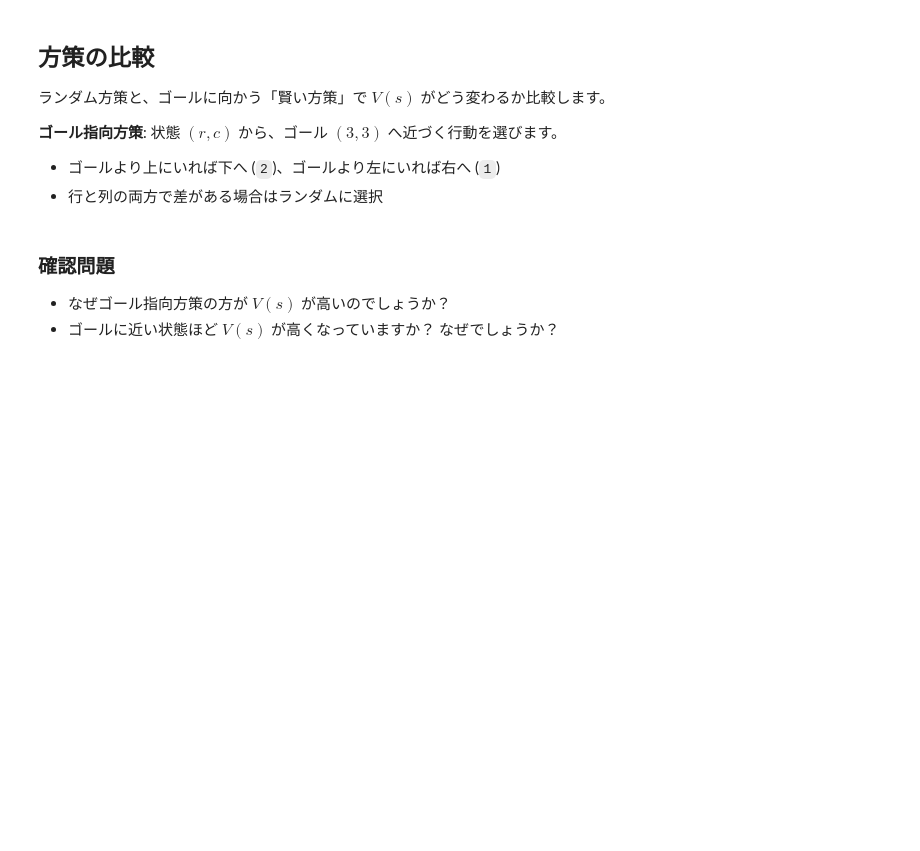
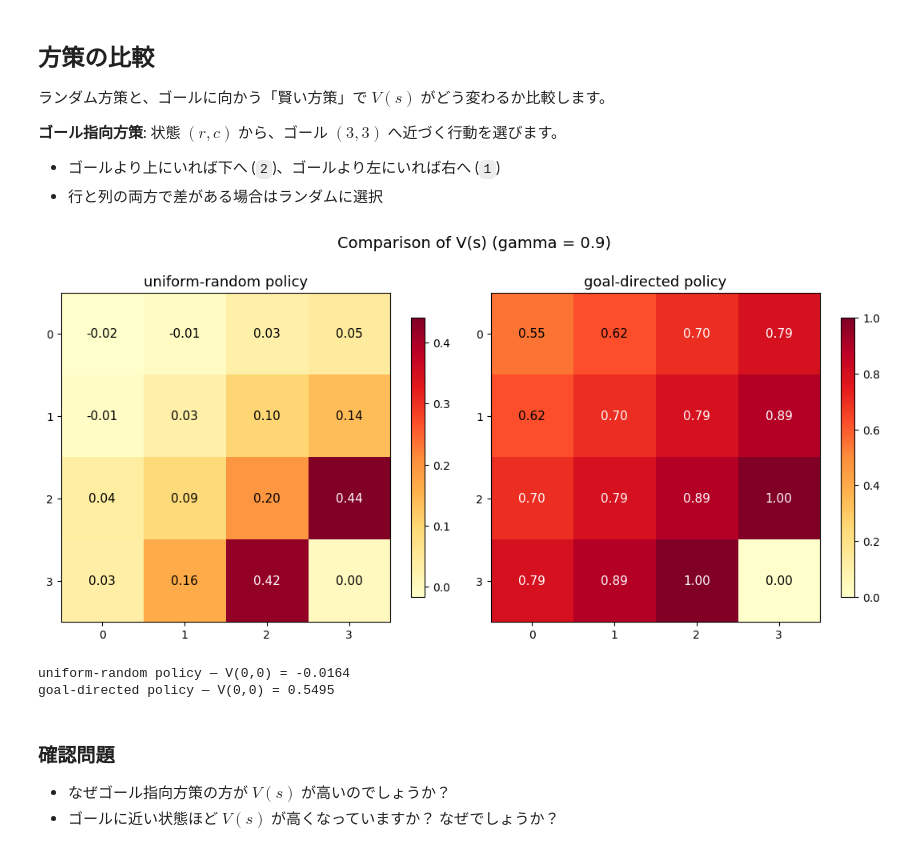
Before and after one commit to uchibe/CPAI_study, a Jupyter notebook: RLbasic/mdp_intro_instructor_solution.ipynb, the cells around one changed output. Drawn from its saved outputs; the diff is of its cells as text; code cells hidden in the pictures; blank space fills up the shorter version.

```diff
--- a/RLbasic/mdp_intro_instructor_solution.ipynb
+++ b/RLbasic/mdp_intro_instructor_solution.ipynb
@@ -424,37 +467,41 @@ def goal_directed_policy(state):
         candidates.append(3)  # 左
     if len(candidates) == 0:
         return 0
     return candidates[np.random.randint(len(candidates))]
 
 env_cmp = SimpleGridMDP()
 
 rng_cmp = np.random.default_rng(123)
 def random_policy_cmp(state):
     return rng_cmp.integers(0, SimpleGridMDP.N_ACTIONS)
 
 V_rand = estimate_state_values(env_cmp, random_policy_cmp, gamma=0.9, n_episodes=500)
 V_goal = estimate_state_values(env_cmp, goal_directed_policy, gamma=0.9, n_episodes=500)
 
 fig, axes = plt.subplots(1, 2, figsize=(11, 5))
 for ax, V, title in zip(axes, [V_rand, V_goal],
-                         ["ランダム方策", "ゴール指向方策"]):
+                         ["uniform-random policy", "goal-directed policy"]):
     grid = V.reshape(4, 4)
     im = ax.imshow(grid, cmap="YlOrRd", origin="upper")
     for r in range(4):
         for c in range(4):
             val = grid[r, c]
             ax.text(c, r, f"{val:.2f}", ha="center", va="center",
                     fontsize=11, color="black" if val < grid.max()*0.7 else "white")
     ax.set_title(title, fontsize=13)
     ax.set_xticks(range(4))
     ax.set_yticks(range(4))
     plt.colorbar(im, ax=ax, shrink=0.8)
-plt.suptitle("V(s) の比較 (γ=0.9)", fontsize=14, y=1.02)
+plt.suptitle("Comparison of V(s) (gamma = 0.9)", fontsize=14, y=1.02)
 plt.tight_layout()
 plt.show()
 
-print(f"ランダム方策    — V(0,0) = {V_rand[0]:.4f}")
-print(f"ゴール指向方策 — V(0,0) = {V_goal[0]:.4f}")
+print(f"uniform-random policy — V(0,0) = {V_rand[0]:.4f}")
+print(f"goal-directed policy — V(0,0) = {V_goal[0]:.4f}")
+# %% [output]
+[figure, added]
+uniform-random policy — V(0,0) = -0.0164
+goal-directed policy — V(0,0) = 0.5495
 # %% [markdown]
 ### 確認問題
 
```
Also changed, not shown: parts of 8 cells of this notebook.
